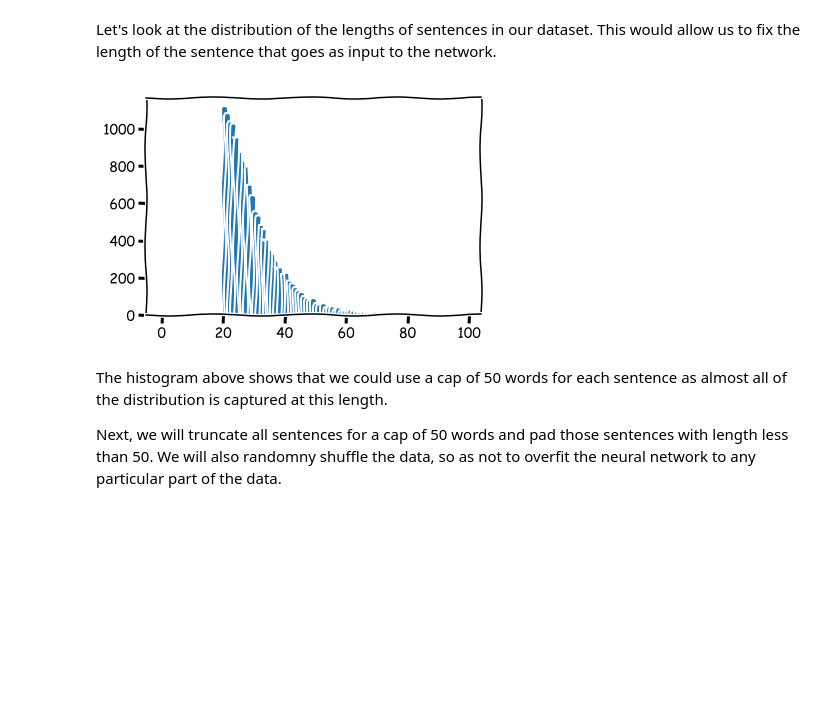
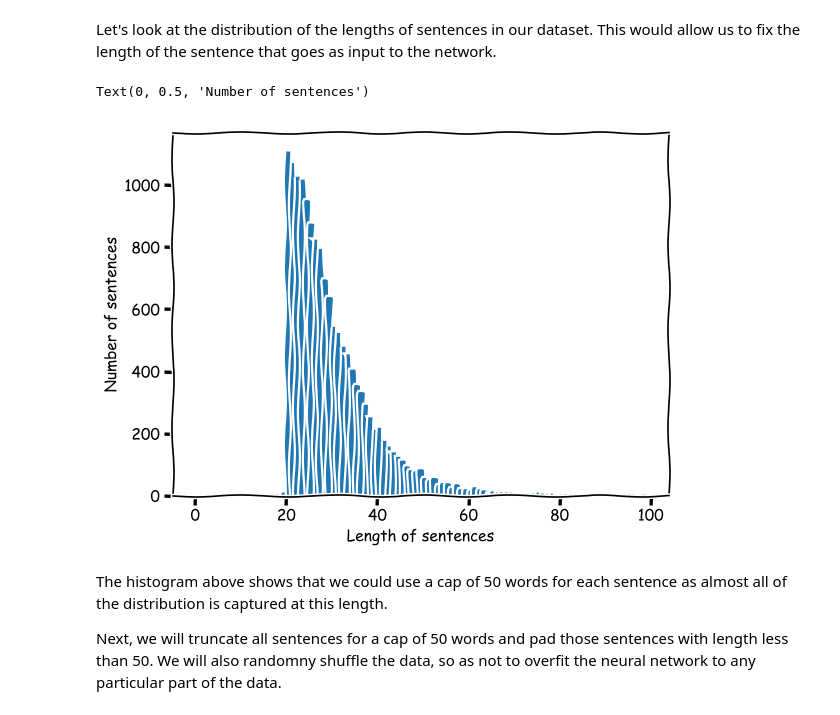
Before and after one commit to accrete1/ContextualAnalysis, a Jupyter notebook: Quantification of Financial Documents.ipynb, the cells around one changed output. Drawn from its saved outputs; the diff is of its cells as text; code cells hidden in the pictures; blank space fills up the shorter version.

```diff
--- a/Quantification of Financial Documents.ipynb
+++ b/Quantification of Financial Documents.ipynb
@@ -334,7 +343,7 @@ def predict(x, y, W, b, word_embedding):
         avg = avg/len(words)
 
         # Forward propagation
-        Z = np.dot(W, avg) + b
+        Z = np.dot(avg.T, W) + b.T
         A = softmax(Z)
         pred[j] = np.argmax(A)
         Y_value[j] = np.argmax(y[j])
@@ -386,0 +403,16 @@ Accuracy: 0.642081447963801
+# %%
+Y_val = np.zeros((len(Y_test), 1))
+for j in range(len(Y_test)):
+    Y_val[j] = np.argmax(Y_test[j])
+
+Y_val[Y_val == 0] = -1
+Y_val[Y_val == 1] = 0
+Y_val[Y_val == 2] = 1
+
+N_ex = 0
+for i in range(len(Y_test)):
+    if pred_test[i] != Y_val[i]:
+        print(X_test[i] + 'Expected Sentiment:'+ str(Y_val[i]) + ', Prediction: '+ str(pred_test[i]))
+        N_ex += 1
+        if N_ex > 3:
+            break
@@ -424,7 +461,7 @@ def clean_document(s):
 # %% [markdown]
 Let's load the data again and do some pre-processing for our labels, i.e. convert these to one-hot-encodings, and clean up the sentences from the earnings calls.
 # %%
-Data = pd.read_csv('EC_data.csv')
+Data = pd.read_csv('EC_Data.csv')
 X = list(Data['Sentence'])
 Y = Data['MyScore']
 
@@ -457,7 +494,7 @@ word_dict = dict((num, val) for (val, num) in sequence_dict.items());
 
 Glove_dim = 50
 embeddings_index = dict();
-with open('glove.6B.50d.txt') as f:
+with open('/srv/data/shared_data/glove.6B.50d.txt') as f:
     for line in f:
         values = line.split();
         word = values[0];
@@ -480,10 +517,14 @@ Let's look at the distribution of the lengths of sentences in our dataset. This
 # %%
 # Plot a Histogram of length of reviews
 lengths = [len(x) for x in reviews_encoded];
+figure(num=None, figsize=(8, 6), dpi=80, facecolor='w', edgecolor='k')
 with plt.xkcd():
     plt.hist(lengths, bins=range(100))
+plt.xlabel('Length of sentences')
+plt.ylabel('Number of sentences')
 # %% [output]
+Text(0, 0.5, 'Number of sentences')
-[figure, old version]
+[figure, new version]
 # %% [markdown]
 The histogram above shows that we could use a cap of 50 words for each sentence as almost all of the distribution is captured at this length.
 
```
Also changed, not shown: parts of 12 cells of this notebook.
